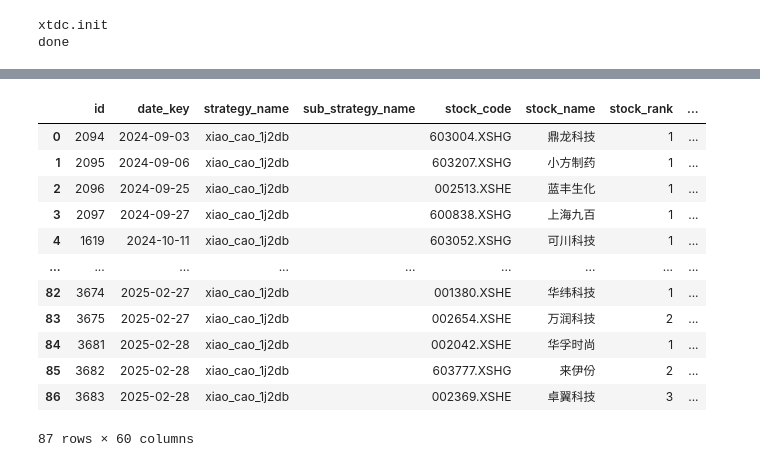
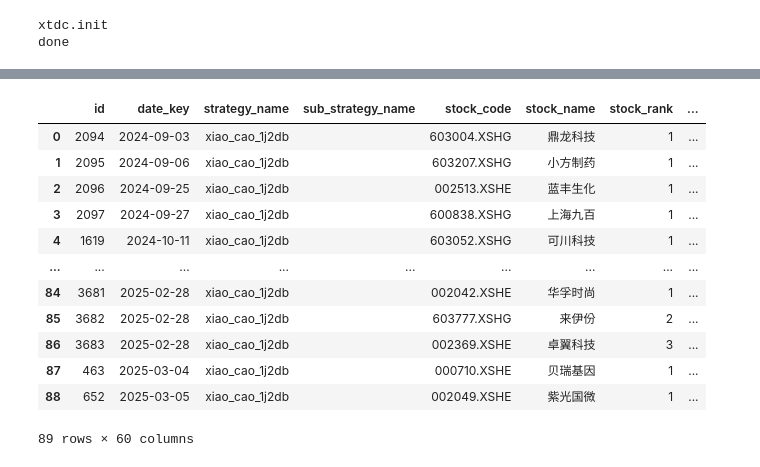
Before and after one commit to wanghw0122/tradeX, a Jupyter notebook: notebook/策略（dwyxdx) 评估 .ipynb, the cells around one changed output, grey strips where cells are left out. Cells and saved outputs as stored; diff of their text form; code cells hidden in the pictures.

```diff
--- a/notebook/策略（dwyxdx) 评估 .ipynb
+++ b/notebook/策略（dwyxdx) 评估 .ipynb
@@ -333,31 +454,31 @@ else:
 # %%
 import sqlite3
 # months = ['202502']
-months = ['202409', '202410', '202411', '202412', '202501', '202502' ]
+months = ['202409', '202410', '202411', '202412', '202501', '202502', '202503']
 # months = ['202409', '202410']
 combined_df = pd.DataFrame()
 for month in months:
     conn = sqlite3.connect('D:\workspace\TradeX\ezMoney\sqlite_db\strategy_data.db')
     db_name = 'strategy_data_aftermarket_%s' % month
     query = "select * from %s where (strategy_name = 'xiao_cao_1j2db') and stock_rank <= 3 " % db_name
     df = pd.read_sql_query(query, conn)
     combined_df = pd.concat([combined_df, df], axis=0)
 combined_df = combined_df.reset_index(drop=True)
 combined_df
 # %% [output]
 |  | id | date_key | strategy_name | sub_strategy_name | stock_code | stock_name | stock_rank | ... |
 | 0 | 2094 | 2024-09-03 | xiao_cao_1j2db |  | 603004.XSHG | 鼎龙科技 | 1 | ... |
 | 1 | 2095 | 2024-09-06 | xiao_cao_1j2db |  | 603207.XSHG | 小方制药 | 1 | ... |
 | 2 | 2096 | 2024-09-25 | xiao_cao_1j2db |  | 002513.XSHE | 蓝丰生化 | 1 | ... |
 | 3 | 2097 | 2024-09-27 | xiao_cao_1j2db |  | 600838.XSHG | 上海九百 | 1 | ... |
 | 4 | 1619 | 2024-10-11 | xiao_cao_1j2db |  | 603052.XSHG | 可川科技 | 1 | ... |
 | ... | ... | ... | ... | ... | ... | ... | ... | ... |
-| 82 | 3674 | 2025-02-27 | xiao_cao_1j2db |  | 001380.XSHE | 华纬科技 | 1 | ... |
-| 83 | 3675 | 2025-02-27 | xiao_cao_1j2db |  | 002654.XSHE | 万润科技 | 2 | ... |
 | 84 | 3681 | 2025-02-28 | xiao_cao_1j2db |  | 002042.XSHE | 华孚时尚 | 1 | ... |
 | 85 | 3682 | 2025-02-28 | xiao_cao_1j2db |  | 603777.XSHG | 来伊份 | 2 | ... |
 | 86 | 3683 | 2025-02-28 | xiao_cao_1j2db |  | 002369.XSHE | 卓翼科技 | 3 | ... |
+| 87 | 463 | 2025-03-04 | xiao_cao_1j2db |  | 000710.XSHE | 贝瑞基因 | 1 | ... |
+| 88 | 652 | 2025-03-05 | xiao_cao_1j2db |  | 002049.XSHE | 紫光国微 | 1 | ... |
-87 rows × 60 columns
+89 rows × 60 columns
 # %%
 combined_df = combined_df.drop(['env_json_info', 'block_category_info'], axis=1)
 combined_df = combined_df[combined_df['strategy_name'] == 'xiao_cao_1j2db']
```
Also changed, not shown: parts of 14 cells of this notebook, 6 other files.
